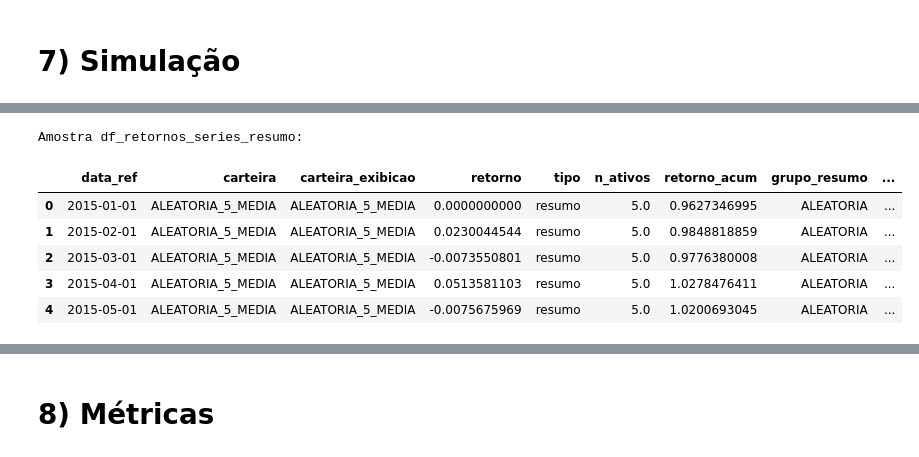
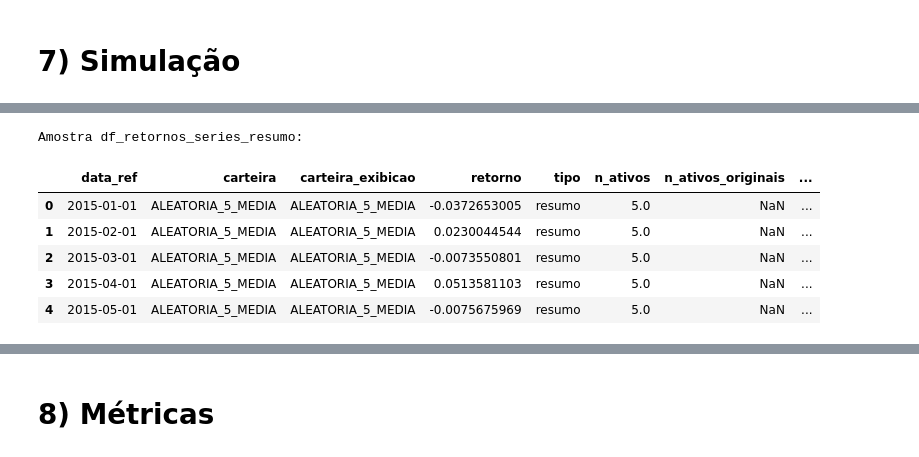
Before and after one commit to mhirokitomida/analise_carteiras_brasil_risco_retorno, a Jupyter notebook: analise_carteiras_brasil_risco_retorno.ipynb, the cells around one changed output, grey strips where cells are left out. Drawn from its saved outputs; the diff is of its cells as text; code cells hidden in the pictures.

```diff
--- a/analise_carteiras_brasil_risco_retorno.ipynb
+++ b/analise_carteiras_brasil_risco_retorno.ipynb
@@ -1154,6 +1289,7 @@ Wall time: 39min
 # %% [markdown]
 # 7) Simulação
 # %%
+%%time
 # ==========================================================
 # ETAPA 7 - SIMULAÇÃO
 # ==========================================================
@@ -1170,7 +1306,7 @@ Processo:
         - markowitz
         - ibovespa
     - Cria carteira_exibicao com nomes mais legíveis
-    - Alinha o período ao início do Markowitz
+    - Alinha o período ao intervalo completo do Markowitz
     - Calcula retorno acumulado
     - Cria séries-resumo por grupo para visualização:
         - aleatórias por tamanho (média, mediana, p10, p90)
@@ -1268,14 +1404,17 @@ def simular(pesos_dict, tipo):
             "carteira_exibicao": carteira_exibicao,
             "retorno": ret,
             "tipo": tipo,
-            "n_ativos": n_ativos
+            "n_ativos": n_ativos,
+            "n_ativos_originais": np.nan,
+            "n_ativos_usados": np.nan
         })
 
         res.append(df_temp)
 
     if len(res) == 0:
         return pd.DataFrame(columns=[
-            "data_ref", "carteira", "carteira_exibicao", "retorno", "tipo", "n_ativos"
+            "data_ref", "carteira", "carteira_exibicao", "retorno", "tipo",
+            "n_ativos", "n_ativos_originais", "n_ativos_usados"
         ])
 
     return pd.concat(res, ignore_index=True)
@@ -1298,22 +1437,30 @@ df_ret_subsetor = simular(dicionario_carteiras_subsetoriais, "subsetor")
 print("Markowitz...")
 
 df_ret_markowitz = df_ret_markowitz.copy()
-
 df_ret_markowitz["tipo"] = "markowitz"
 
-# garante carteira_exibicao mais legível
+# tamanho planejado da carteira, preservado para agrupamentos por N
 df_ret_markowitz["n_ativos"] = pd.to_numeric(
     df_ret_markowitz["carteira"].astype(str).str.extract(r"RANDOM_N(\d+)_")[0],
     errors="coerce"
 )
 
+# garante colunas da etapa 6
+if "n_ativos_originais" not in df_ret_markowitz.columns:
+    df_ret_markowitz["n_ativos_originais"] = np.nan
+
+if "n_ativos_usados" not in df_ret_markowitz.columns:
+    df_ret_markowitz["n_ativos_usados"] = np.nan
+
+# garante carteira_exibicao mais legível
 df_ret_markowitz["carteira_exibicao"] = df_ret_markowitz.apply(
     lambda x: gerar_nome_exibicao(x["carteira"], "markowitz", x["n_ativos"]),
     axis=1
 )
 
 df_ret_markowitz = df_ret_markowitz[[
-    "data_ref", "carteira", "carteira_exibicao", "retorno", "tipo", "n_ativos"
+    "data_ref", "carteira", "carteira_exibicao", "retorno", "tipo",
+    "n_ativos", "n_ativos_originais", "n_ativos_usados"
 ]].copy()
 
 # =========================
@@ -1333,6 +1480,8 @@ df_ibov_sim["carteira"] = "IBOV"
 df_ibov_sim["carteira_exibicao"] = "Ibovespa"
 df_ibov_sim["tipo"] = "benchmark"
 df_ibov_sim["n_ativos"] = np.nan
+df_ibov_sim["n_ativos_originais"] = np.nan
+df_ibov_sim["n_ativos_usados"] = np.nan
 
 # =========================
 # JUNÇÃO
@@ -1345,13 +1494,17 @@ df_retornos_carteiras = pd.concat([
     df_ibov_sim
 ], ignore_index=True)
 
+df_retornos_carteiras["data_ref"] = pd.to_datetime(df_retornos_carteiras["data_ref"])
+
 # =========================
 # ALINHAR PERÍODO
 # =========================
 data_inicio = pd.to_datetime(df_ret_markowitz["data_ref"].min())
+data_fim = pd.to_datetime(df_ret_markowitz["data_ref"].max())
 
 df_retornos_carteiras = df_retornos_carteiras[
-    df_retornos_carteiras["data_ref"] >= data_inicio
+    (df_retornos_carteiras["data_ref"] >= data_inicio) &
+    (df_retornos_carteiras["data_ref"] <= data_fim)
 ].copy()
 
 # =========================
@@ -1369,7 +1522,7 @@ if mask_aleat.any():
 # =========================
 df_retornos_carteiras = df_retornos_carteiras.sort_values(
     ["tipo", "carteira", "data_ref"]
-)
+).copy()
 
 df_retornos_carteiras["retorno_acum"] = (
     df_retornos_carteiras
@@ -1442,17 +1595,29 @@ def adicionar_resumos(df_base, nome_grupo, coluna_grupo=None):
 
             carteira = str(carteira).upper().replace(".0_", "_").replace(".0", "")
 
-            ret_acum = serie.values
-            ret_mensal = pd.Series(ret_acum).pct_change().fillna(0).values
+            ret_acum = pd.Series(serie.values, index=serie.index, dtype=float)
+            ret_mensal = ret_acum.pct_change()
+
+            # corrige o primeiro ponto: não pode virar zero artificial
+            if len(ret_acum) > 0:
+                ret_mensal.iloc[0] = ret_acum.iloc[0] - 1
+
+            n_ativos_resumo = np.nan
+            if coluna_grupo is not None:
+                n_ativos_resumo = pd.to_numeric(
+                    pd.Series([grupo_nome]), errors="coerce"
+                ).iloc[0]
 
             df_tmp = pd.DataFrame({
                 "data_ref": serie.index,
                 "carteira": carteira,
                 "carteira_exibicao": carteira,
-                "retorno": ret_mensal,
+                "retorno": ret_mensal.values,
                 "tipo": "resumo",
-                "n_ativos": np.nan if coluna_grupo is None else pd.to_numeric(pd.Series([grupo_nome]), errors="coerce").iloc[0],
-                "retorno_acum": ret_acum,
+                "n_ativos": n_ativos_resumo,
+                "n_ativos_originais": np.nan,
+                "n_ativos_usados": np.nan,
+                "retorno_acum": ret_acum.values,
                 "grupo_resumo": nome_grupo,
                 "subgrupo_resumo": subgrupo_resumo,
                 "estatistica_resumo": nome_est
@@ -1494,7 +1659,8 @@ if len(registros_resumo) > 0:
 else:
     df_retornos_series_resumo = pd.DataFrame(columns=[
         "data_ref", "carteira", "carteira_exibicao", "retorno", "tipo",
-        "n_ativos", "retorno_acum", "grupo_resumo", "subgrupo_resumo", "estatistica_resumo"
+        "n_ativos", "n_ativos_originais", "n_ativos_usados", "retorno_acum",
+        "grupo_resumo", "subgrupo_resumo", "estatistica_resumo"
     ])
 
 # =========================
@@ -1503,9 +1669,23 @@ else:
 print("\nCarteiras por tipo:")
 print(df_retornos_carteiras.groupby("tipo")["carteira"].nunique())
 
+print("\nPeríodo consolidado:")
+print(df_retornos_carteiras["data_ref"].min(), "até", df_retornos_carteiras["data_ref"].max())
+
+if "n_ativos_usados" in df_retornos_carteiras.columns:
+    df_mark_diag = df_retornos_carteiras[df_retornos_carteiras["tipo"] == "markowitz"].copy()
+    if not df_mark_diag.empty:
+        print("\nMarkowitz - média de ativos efetivamente usados:")
+        print(round(df_mark_diag["n_ativos_usados"].mean(), 2))
+
 print("\nResumo séries-resumo:")
 if not df_retornos_series_resumo.empty:
-    print(df_retornos_series_resumo.groupby(["grupo_resumo", "subgrupo_resumo", "estatistica_resumo"]).size().head(20))
+    print(
+        df_retornos_series_resumo
+        .groupby(["grupo_resumo", "subgrupo_resumo", "estatistica_resumo"])
+        .size()
+        .head(20)
+    )
 
 print("\nShape df_retornos_carteiras:")
 print(df_retornos_carteiras.shape)
@@ -1560,8 +1740,8 @@ Amostra df_retornos_carteiras:
 Amostra df_retornos_series_resumo:
-|  | data_ref | carteira | carteira_exibicao | retorno | tipo | n_ativos | retorno_acum | grupo_resumo | ... |
-| 0 | 2015-01-01 | ALEATORIA_5_MEDIA | ALEATORIA_5_MEDIA | 0.0000000000 | resumo | 5.0 | 0.9627346995 | ALEATORIA | ... |
-| 1 | 2015-02-01 | ALEATORIA_5_MEDIA | ALEATORIA_5_MEDIA | 0.0230044544 | resumo | 5.0 | 0.9848818859 | ALEATORIA | ... |
-| 2 | 2015-03-01 | ALEATORIA_5_MEDIA | ALEATORIA_5_MEDIA | -0.0073550801 | resumo | 5.0 | 0.9776380008 | ALEATORIA | ... |
-| 3 | 2015-04-01 | ALEATORIA_5_MEDIA | ALEATORIA_5_MEDIA | 0.0513581103 | resumo | 5.0 | 1.0278476411 | ALEATORIA | ... |
-| 4 | 2015-05-01 | ALEATORIA_5_MEDIA | ALEATORIA_5_MEDIA | -0.0075675969 | resumo | 5.0 | 1.0200693045 | ALEATORIA | ... |
+|  | data_ref | carteira | carteira_exibicao | retorno | tipo | n_ativos | n_ativos_originais | ... |
+| 0 | 2015-01-01 | ALEATORIA_5_MEDIA | ALEATORIA_5_MEDIA | -0.0372653005 | resumo | 5.0 | NaN | ... |
+| 1 | 2015-02-01 | ALEATORIA_5_MEDIA | ALEATORIA_5_MEDIA | 0.0230044544 | resumo | 5.0 | NaN | ... |
+| 2 | 2015-03-01 | ALEATORIA_5_MEDIA | ALEATORIA_5_MEDIA | -0.0073550801 | resumo | 5.0 | NaN | ... |
+| 3 | 2015-04-01 | ALEATORIA_5_MEDIA | ALEATORIA_5_MEDIA | 0.0513581103 | resumo | 5.0 | NaN | ... |
+| 4 | 2015-05-01 | ALEATORIA_5_MEDIA | ALEATORIA_5_MEDIA | -0.0075675969 | resumo | 5.0 | NaN | ... |
 Simulação concluída com sucesso.
```
Also changed, not shown: parts of 12 cells of this notebook, 30 other files.
